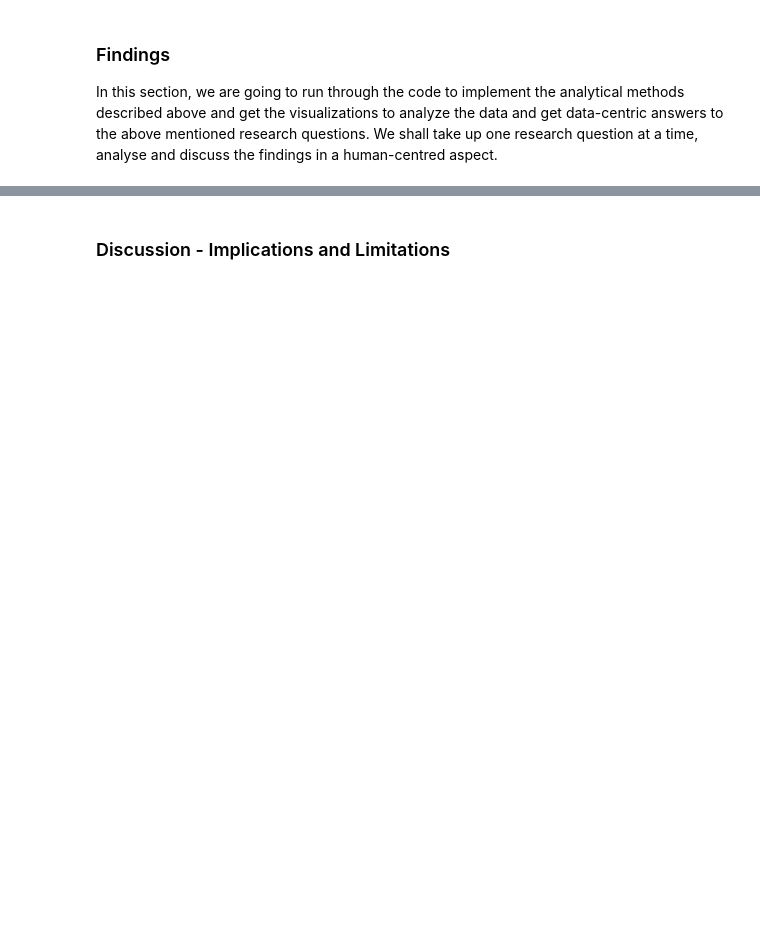
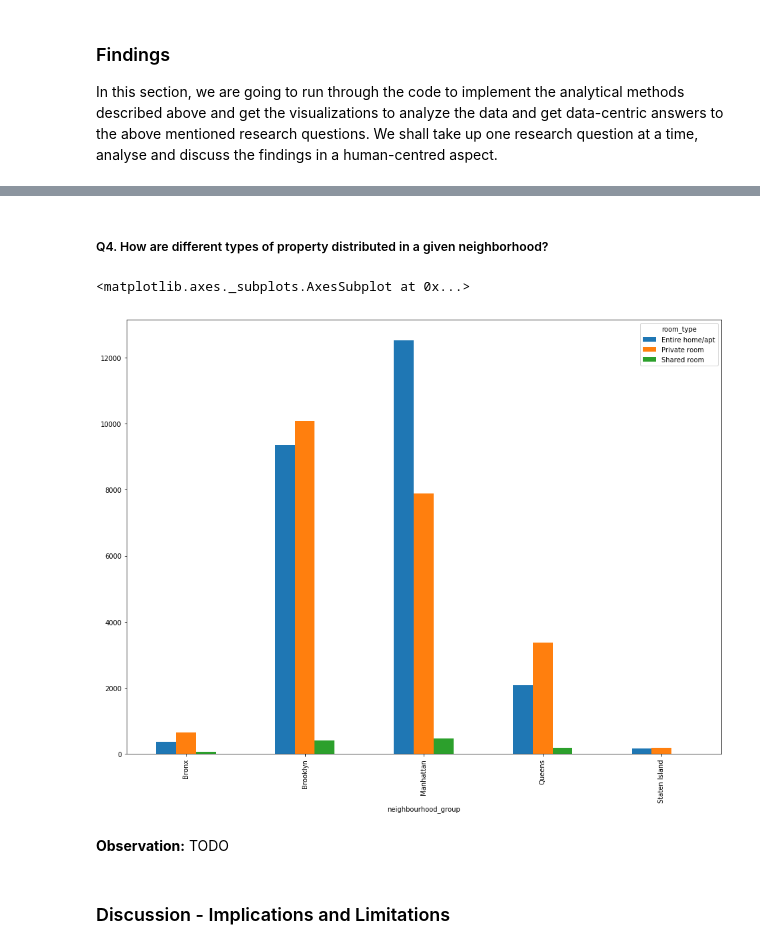
Before and after one commit to bhuvi3/DATA512-Project, a Jupyter notebook: final_project_report.ipynb, the cells around one changed output, grey strips where cells are left out. Saved outputs shown, nothing was run; the diff lists cells and outputs as text; code cells hidden in the pictures; blank space fills up the shorter version.

```diff
--- a/final_project_report.ipynb
+++ b/final_project_report.ipynb
@@ -104,3 +107,8 @@ import pandas as pd  # provides functions to process structured data.
 
 # Enabling matplotlib inline option to render the plots on the Jupyter notebook.
 %matplotlib inline
+# %%
+# Load the data required for the analysis to a Pandas Dataframe, and take a peek at the data.
+data_df = pd.read_csv("airbnb_ny-2019.csv")
+data_df.head()
+num_listings_raw = len(data_df)
@@ -107,2 +370,13 @@ import pandas as pd  # provides functions to process structured data.
+# %% [markdown]
+##### Q4. How are different types of property distributed in a given neighborhood?
+# %%
+# Select the attributes required for this research question.
+q4_data_df = data_df[["neighbourhood_group", "room_type"]]
+q4_data_df.groupby('room_type').neighbourhood_group.value_counts().unstack(0).plot(kind="bar", figsize=(16,12))
+# %% [output]
+<matplotlib.axes._subplots.AxesSubplot at 0x...>
+[figure, added]
+# %% [markdown]
+**Observation:** TODO
 # %% [markdown]
 ### Discussion - Implications and Limitations
```
Also changed, not shown: parts of 36 cells of this notebook.
